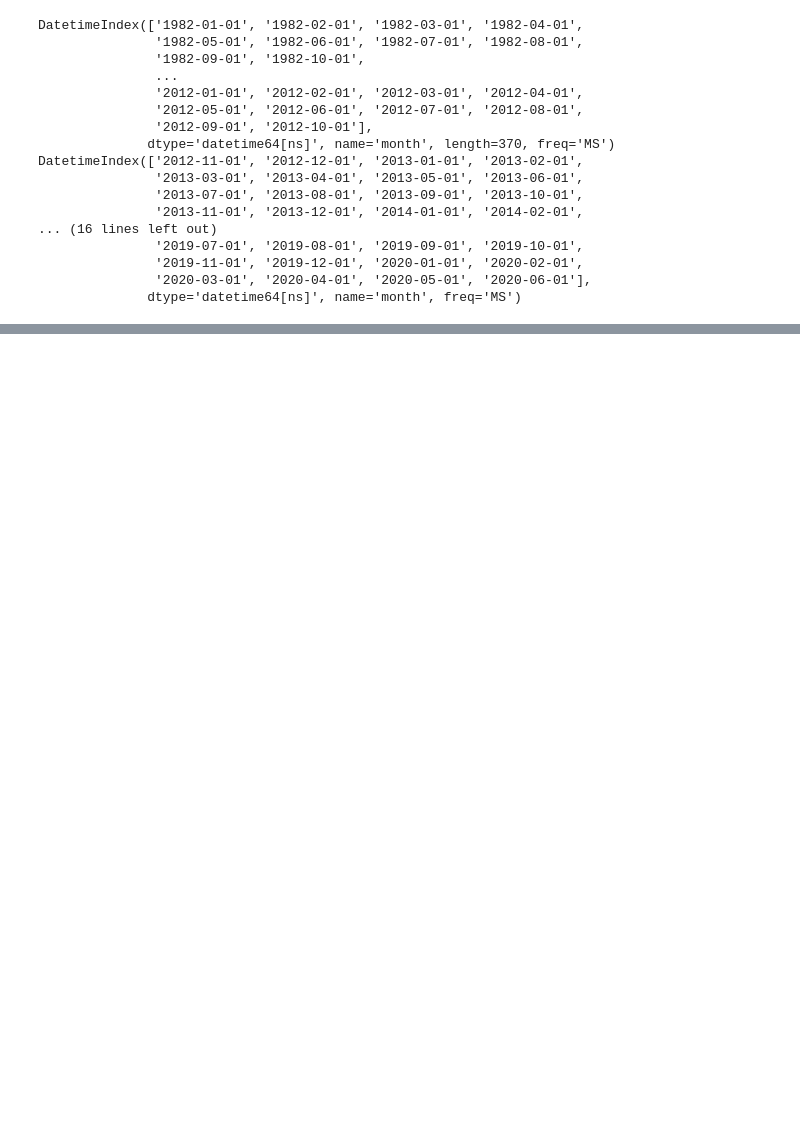
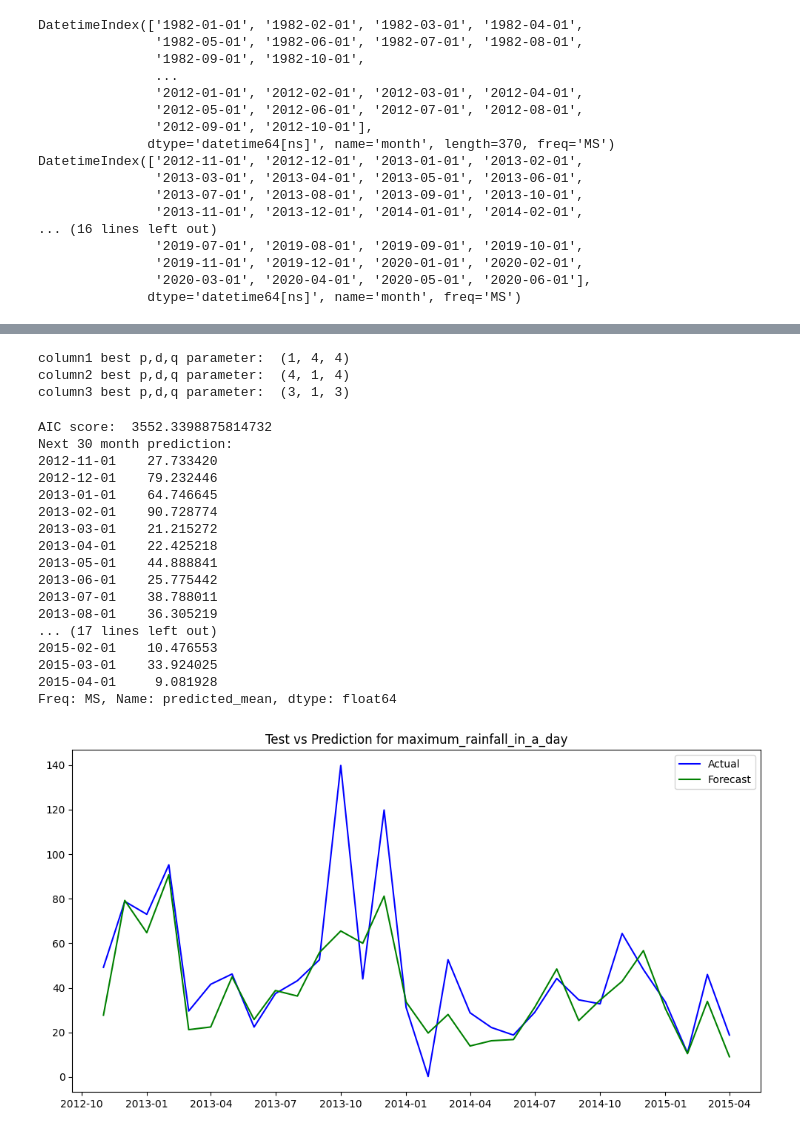
Before and after one commit to sudhi48/Rainfall-Time-Series, a Jupyter notebook: RainfallTimeSeries.ipynb, the cells around one changed output, grey strips where cells are left out. Cells and saved outputs as stored; diff of their text form; code cells hidden in the pictures; blank space fills up the shorter version.

Commit message:
ARIMA model

```diff
--- a/RainfallTimeSeries.ipynb
+++ b/RainfallTimeSeries.ipynb
@@ -494,0 +568,5 @@ DatetimeIndex(['2012-11-01', '2012-12-01', '2013-01-01', '2013-02-01',
+# %%
+# calling function to find best parameters for 3 columns
+column1_best_params=best_params('maximum_rainfall_in_a_day', train)
+column2_best_params=best_params('no_of_rainy_days', train)
+column3_best_params=best_params('total_rainfall', train)
@@ -494,0 +591,68 @@ DatetimeIndex(['2012-11-01', '2012-12-01', '2013-01-01', '2013-02-01',
+# %%
+# column1,column2,column3 best p,d,q values
+print('column1 best p,d,q parameter: ',column1_best_params)
+print('column2 best p,d,q parameter: ',column2_best_params)
+print('column3 best p,d,q parameter: ',column3_best_params)
+# %% [output]
+column1 best p,d,q parameter:  (1, 4, 4)
+column2 best p,d,q parameter:  (4, 1, 4)
+column3 best p,d,q parameter:  (3, 1, 3)
+# %%
+def ARIMA_model(column1, column2, column3, params, train):
+    """
+    ARIMA model training and next 30 months prediction
+    Parameters:
+    column1 : training
+    column2 and column3 : makes impact on training
+    params : best parameter for p,d,q
+    train : training data
+    """
+    # Ignore warnings
+    warnings.filterwarnings("ignore")
+
+    # ARIMA model training
+    try:
+        model = ARIMA(train[column1], exog=train[[column2, column3]], order=params)
+        model_fit = model.fit()
+        print('AIC score: ', model_fit.aic)
+
+        # Prediction of next 30 months
+        forecast = model_fit.forecast(steps=30, exog=test[[column2, column3]].head(30))
+        print('Next 30 month prediction:')
+        print(forecast)
+
+        # Test vs prediction plot
+        plt.figure(figsize=(12,6))
+        plt.title(f'Test vs Prediction for {column1}')
+        plt.plot(test[column1][:30], label='Actual', color='blue')
+        plt.plot(forecast, label='Forecast', color='green')
+        plt.legend()
+        plt.show()
+
+        return forecast
+
+    except Exception as e:
+        print(f"An error occurred: {e}")
+        return None
+# %%
+# Call the function and store the result
+forecast1 = ARIMA_model('maximum_rainfall_in_a_day', 'no_of_rainy_days', 'total_rainfall', column1_best_params, train)
+# %% [output]
+AIC score:  3552.3398875814732
+Next 30 month prediction:
+2012-11-01    27.733420
+2012-12-01    79.232446
+2013-01-01    64.746645
+2013-02-01    90.728774
+2013-03-01    21.215272
+2013-04-01    22.425218
+2013-05-01    44.888841
+2013-06-01    25.775442
+2013-07-01    38.788011
+2013-08-01    36.305219
+... (17 lines left out)
+2015-02-01    10.476553
+2015-03-01    33.924025
+2015-04-01     9.081928
+Freq: MS, Name: predicted_mean, dtype: float64
+[figure, added]
```
Also changed, not shown: parts of 12 cells of this notebook.
